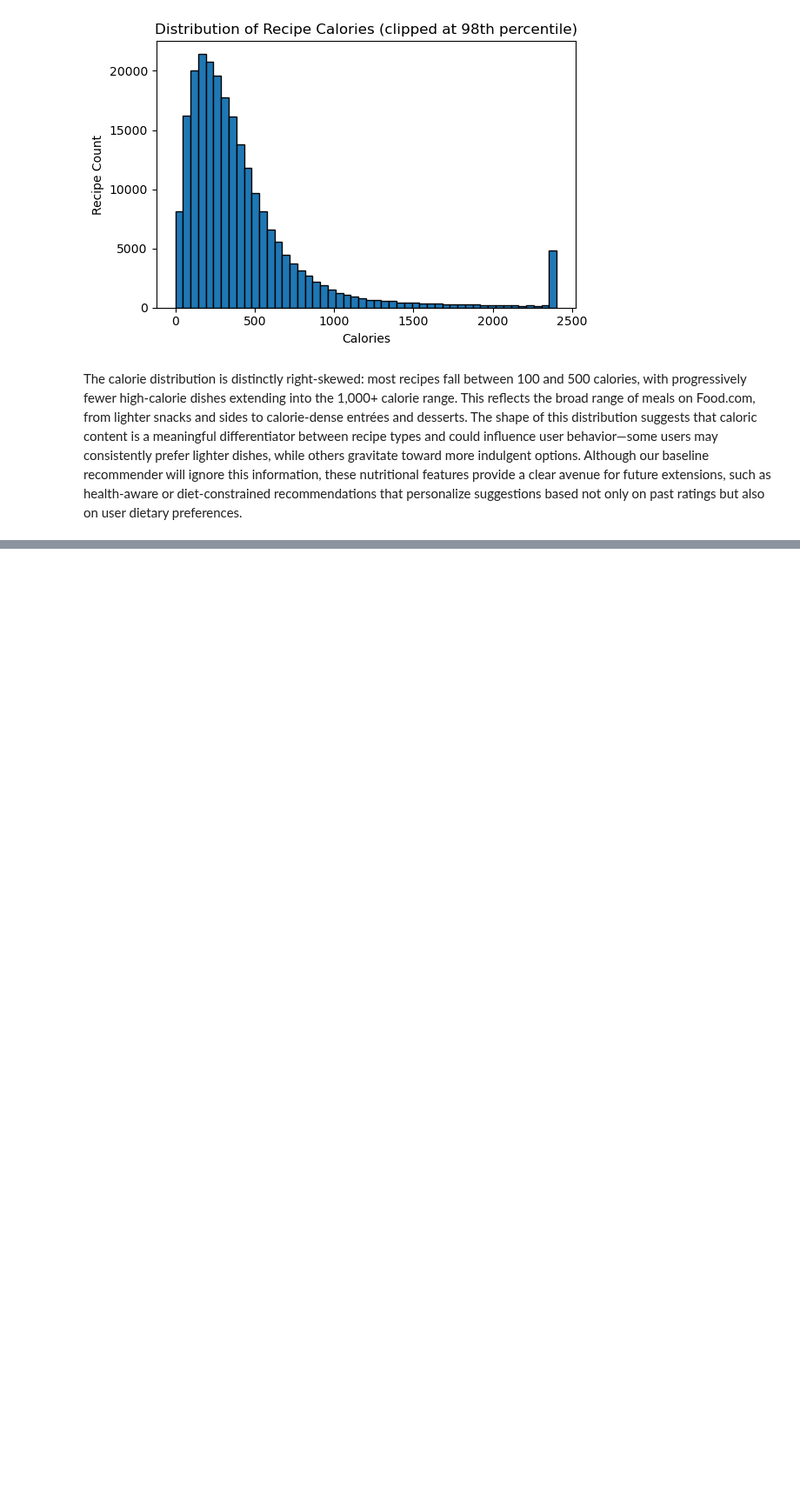
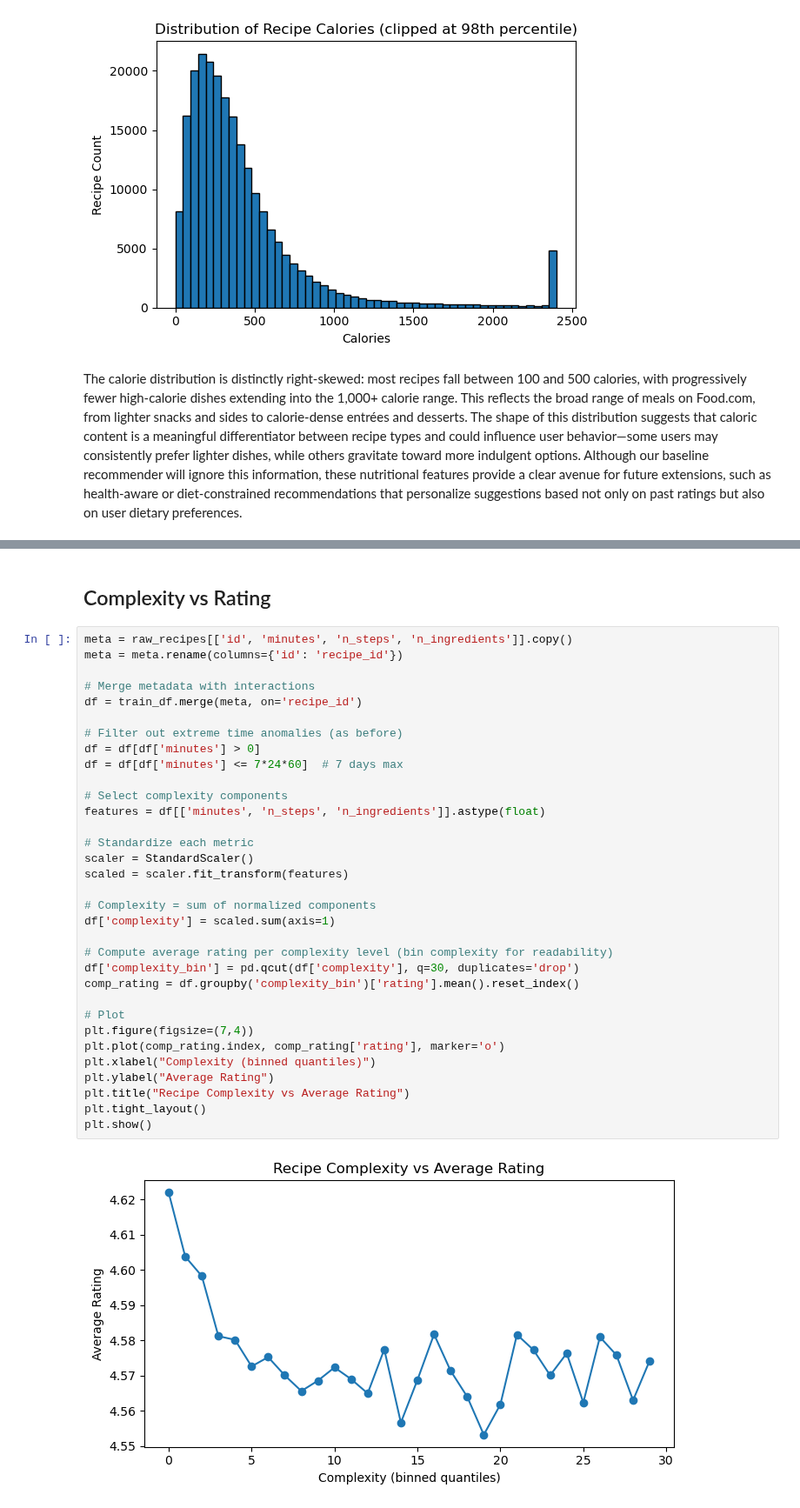
Before and after one commit to kecohen575/RecipeRecommender, a Jupyter notebook: recipe_recsys.ipynb, the cells around one changed output, grey strips where cells are left out. Shown at 87% size. Saved outputs shown, nothing was run; the diff lists cells and outputs as text; blank space fills up the shorter version.

```diff
--- a/recipe_recsys.ipynb
+++ b/recipe_recsys.ipynb
@@ -418,0 +447,37 @@ The calorie distribution is distinctly right-skewed: most recipes fall between 1
+# %% [markdown]
+## Complexity vs Rating
+# %%
+meta = raw_recipes[['id', 'minutes', 'n_steps', 'n_ingredients']].copy()
+meta = meta.rename(columns={'id': 'recipe_id'})
+
+# Merge metadata with interactions
+df = train_df.merge(meta, on='recipe_id')
+
+# Filter out extreme time anomalies (as before)
+df = df[df['minutes'] > 0]
+df = df[df['minutes'] <= 7*24*60]  # 7 days max
+
+# Select complexity components
+features = df[['minutes', 'n_steps', 'n_ingredients']].astype(float)
+
+# Standardize each metric
+scaler = StandardScaler()
+scaled = scaler.fit_transform(features)
+
+# Complexity = sum of normalized components
+df['complexity'] = scaled.sum(axis=1)
+
+# Compute average rating per complexity level (bin complexity for readability)
+df['complexity_bin'] = pd.qcut(df['complexity'], q=30, duplicates='drop')
+comp_rating = df.groupby('complexity_bin')['rating'].mean().reset_index()
+
+# Plot
+plt.figure(figsize=(7,4))
+plt.plot(comp_rating.index, comp_rating['rating'], marker='o')
+plt.xlabel("Complexity (binned quantiles)")
+plt.ylabel("Average Rating")
+plt.title("Recipe Complexity vs Average Rating")
+plt.tight_layout()
+plt.show()
+# %% [output]
+[figure, added]
```
Also changed, not shown: parts of 6 cells of this notebook.
